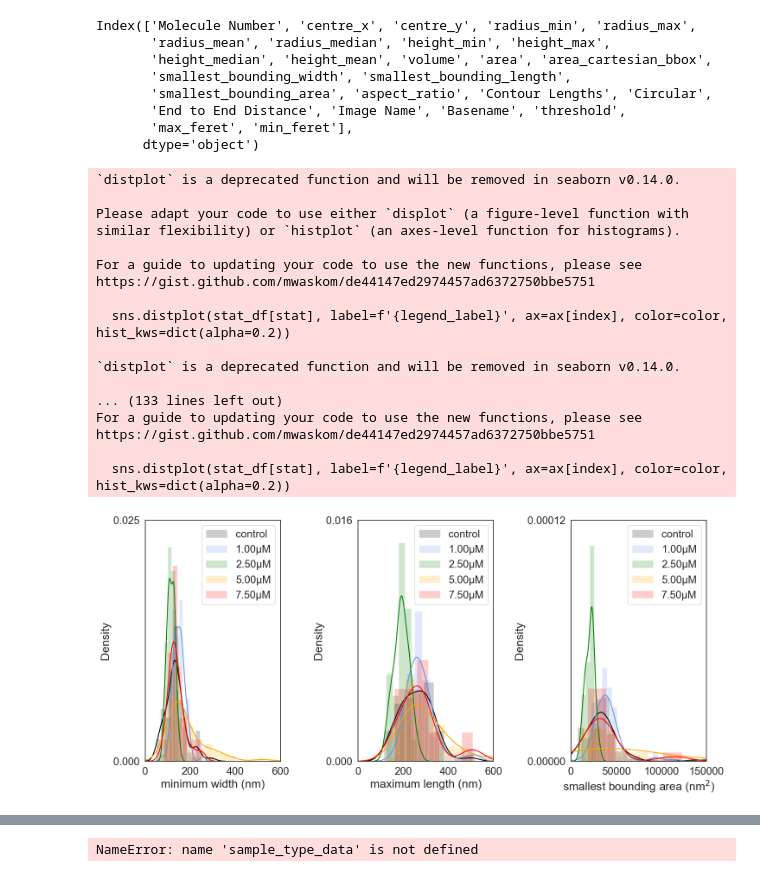
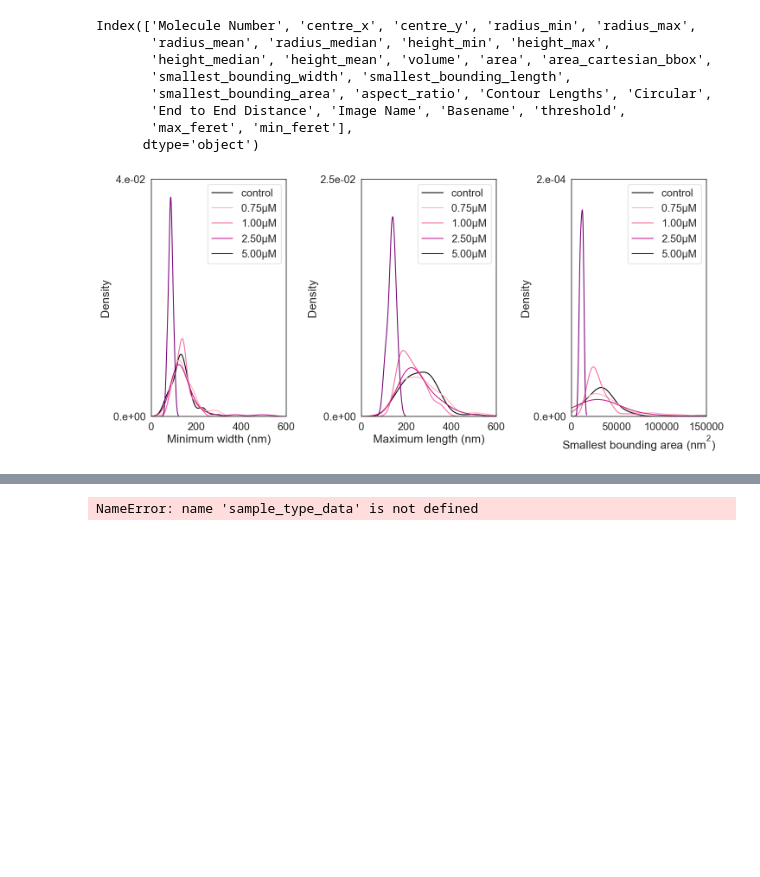
Before and after one commit to AFM-SPM/TriplatinNC, a Jupyter notebook: graphs.ipynb, the cells around one changed output, grey strips where cells are left out. Cells and saved outputs as stored; diff of their text form; code cells hidden in the pictures; blank space fills up the shorter version.

```diff
--- a/graphs.ipynb
+++ b/graphs.ipynb
@@ -77,108 +77,77 @@ def plot_single_sample(sample_type, stat_keys, plot_labels, sample_label=None, c
         stat_df = df[df[stat] != np.inf]
         sample_size = len(stat_df.index)
         # sns.distplot(stat_df[stat], label=f'{legend_label} : count: {sample_size}', ax=ax[index], color=color, hist_kws=dict(alpha=0.2))
-        sns.distplot(stat_df[stat], label=f'{legend_label}', ax=ax[index], color=color, hist_kws=dict(alpha=0.2))
+        # sns.distplot(stat_df[stat], label=f'{legend_label}', ax=ax[index], color=color, hist_kws=dict(alpha=0.2))
+        sns.kdeplot(stat_df[stat], label=f'{legend_label}', ax=ax[index], color=color)
 
         if stat == 'min_feret':
             # Both
             ax[index].set_xlim(0, 600)
             # N3TriplatinNC
-            # ax[index].set_ylim(0, 0.04)
+            ax[index].set_ylim(0, 0.04)
             # TriplatinNC
-            ax[index].set_ylim(0, 0.025)
+            # ax[index].set_ylim(0, 0.025)
 
         elif stat == 'max_feret':
             # Both
             ax[index].set_xlim(0, 600)
             # N3TriplatinNC
-            # ax[index].set_ylim(0, 0.025)
+            ax[index].set_ylim(0, 0.025)
             # TriplatinNC
-            ax[index].set_ylim(0, 0.015)
+            # ax[index].set_ylim(0, 0.015)
 
         elif stat == 'smallest_bounding_area':
             # Both
             ax[index].set_xlim(0, 150000)
             # N3TriplatinNC
-            # ax[index].set_ylim(0, 0.0002)
+            ax[index].set_ylim(0, 0.0002)
             # TriplatinNC
-            ax[index].set_ylim(0, 0.00012)
+            # ax[index].set_ylim(0, 0.00012)
 
 
         # Get first and last y tick labels
         yticks = ax[index].get_yticklabels()
         # print(f'yticks: {yticks}')
         first_tick = yticks[0]._text
         last_tick = yticks[-1]._text
         # print(first_tick)
         # print(last_tick)
         ax[index].set_yticks([float(first_tick), float(last_tick)])
-        ax[index].set_yticklabels([first_tick, last_tick])
+        ax[index].set_yticklabels([np.format_float_scientific(float(first_tick)), np.format_float_scientific(float(last_tick))])
 
         ax[index].legend()
         ax[index].set_xlabel(plot_labels[index])
 
 # stat_keys = ['min_feret', 'max_feret', 'area', 'feret_ratio', 'smallest_bounding_area']
 # stat_keys = ['min_feret', 'max_feret', 'smallest_bounding_area', 'volume']
 # labels = ['min width', 'max length', 'footprint area', 'volume']
 # stat_keys = ['smallest_bounding_area', 'volume']
 # labels = ['footprint area', 'volume']
 stat_keys = ['min_feret', 'max_feret', 'smallest_bounding_area']
-plot_labels = ['minimum width (nm)', 'maximum length (nm)', 'smallest bounding area (nm$^2$)']
+plot_labels = ['Minimum width (nm)', 'Maximum length (nm)', 'Smallest bounding area (nm$^2$)']
 fig, ax = plt.subplots(1, len(stat_keys), figsize=(15, 7))
 
 # plot_single_sample(sample_type='A0', color='black', sample_label='control', stat_keys=stat_keys, plot_labels=plot_labels)
 # plot_single_sample(sample_type='A1', color='cornflowerblue', sample_label='0.75μM', stat_keys=stat_keys, plot_labels=plot_labels)
 
 # -- NtriplatinNC --
-plot_single_sample(sample_type='A0', color='black', sample_label='control', stat_keys=stat_keys, plot_labels=plot_labels)
-plot_single_sample(sample_type='B1', color='cornflowerblue', sample_label='1.00μM',stat_keys=stat_keys, plot_labels=plot_labels)
-plot_single_sample(sample_type='B2', color='green', sample_label='2.50μM', stat_keys=stat_keys, plot_labels=plot_labels)
-plot_single_sample(sample_type='B3', color='orange', sample_label='5.00μM', stat_keys=stat_keys, plot_labels=plot_labels)
-plot_single_sample(sample_type='B4', color='red', sample_label='7.50μM', stat_keys=stat_keys, plot_labels=plot_labels)
+# plot_single_sample(sample_type='A0', color='black', sample_label='control', stat_keys=stat_keys, plot_labels=plot_labels)
+# plot_single_sample(sample_type='B1', color='#fbb4b9', sample_label='1.00 μM',stat_keys=stat_keys, plot_labels=plot_labels)
+# plot_single_sample(sample_type='B2', color='#f768a1', sample_label='2.50 μM', stat_keys=stat_keys, plot_labels=plot_labels)
+# plot_single_sample(sample_type='B3', color='#c51b8a', sample_label='5.00 μM', stat_keys=stat_keys, plot_labels=plot_labels)
+# plot_single_sample(sample_type='B4', color='#7a0177', sample_label='7.50 μM', stat_keys=stat_keys, plot_labels=plot_labels)
 
 # -- N3triplatinNC --
 
-# plot_single_sample(sample_type='A0', color='black', sample_label='control', stat_keys=stat_keys, plot_labels=plot_labels)
-# plot_single_sample(sample_type='A1', color='cornflowerblue', sample_label='0.75μM', stat_keys=stat_keys, plot_labels=plot_labels)
-# plot_single_sample(sample_type='A2', color='green', sample_label='1.00μM', stat_keys=stat_keys, plot_labels=plot_labels)
-# plot_single_sample(sample_type='A3', color='orange', sample_label='2.50μM', stat_keys=stat_keys, plot_labels=plot_labels)
-# plot_single_sample(sample_type='A4', color='red', sample_label='5.00μM', stat_keys=stat_keys, plot_labels=plot_labels)
-
-# plot_single_sample(sample_type='A4', color='black', stat_keys=stat_keys, labels=labels)
-# plot_single_sample(sample_type='B4', color='dimgray', stat_keys=stat_keys, labels=labels)
-# plot_single_sample(sample_type='C4', color='gray', stat_keys=stat_keys, labels=labels)
-# plot_single_sample(sample_type='D4', color='darkgray', stat_keys=stat_keys, labels=labels)
-# plot_single_sample(sample_type='E4', color='silver', stat_keys=stat_keys, labels=labels)
-
-# plot_single_sample(sample_type='A0', stat_keys=stat_keys, labels=labels)
-# # plot_single_sample(sample_type='B0', stat_keys=stat_keys, labels=labels)
-# plot_single_sample(sample_type='C0', stat_keys=stat_keys, labels=labels)
-# # plot_single_sample(sample_type='D0', stat_keys=stat_keys, labels=labels)
-# plot_single_sample(sample_type='E0', stat_keys=stat_keys, labels=labels)
-
-# plot_single_sample(sample_type='A3', color='orange', stat_keys=stat_keys, labels=labels)
-# plot_single_sample(sample_type='A4', color='red', stat_keys=stat_keys, labels=labels)
+plot_single_sample(sample_type='A0', color='black', sample_label='control', stat_keys=stat_keys, plot_labels=plot_labels)
+plot_single_sample(sample_type='A1', color='#fbb4b9', sample_label='0.75μM', stat_keys=stat_keys, plot_labels=plot_labels)
+plot_single_sample(sample_type='A2', color='#f768a1', sample_label='1.00μM', stat_keys=stat_keys, plot_labels=plot_labels)
+plot_single_sample(sample_type='A3', color='#c51b8a', sample_label='2.50μM', stat_keys=stat_keys, plot_labels=plot_labels)
+plot_single_sample(sample_type='A4', color='#7a0177', sample_label='5.00μM', stat_keys=stat_keys, plot_labels=plot_labels)
 
 fig.tight_layout()
 # %% [output]
-`distplot` is a deprecated function and will be removed in seaborn v0.14.0.
-
-Please adapt your code to use either `displot` (a figure-level function with
-similar flexibility) or `histplot` (an axes-level function for histograms).
-
-For a guide to updating your code to use the new functions, please see
-https://gist.github.com/mwaskom/de44147ed2974457ad6372750bbe5751
-
-  sns.distplot(stat_df[stat], label=f'{legend_label}', ax=ax[index], color=color, hist_kws=dict(alpha=0.2))
-
-`distplot` is a deprecated function and will be removed in seaborn v0.14.0.
-
-... (133 lines left out)
-For a guide to updating your code to use the new functions, please see
-https://gist.github.com/mwaskom/de44147ed2974457ad6372750bbe5751
-
-  sns.distplot(stat_df[stat], label=f'{legend_label}', ax=ax[index], color=color, hist_kws=dict(alpha=0.2))
-[figure, old version]
+[figure, new version]
 # %%
 # Plot comparison grid
 
```
Also changed, not shown: parts of 1 cell of this notebook.
